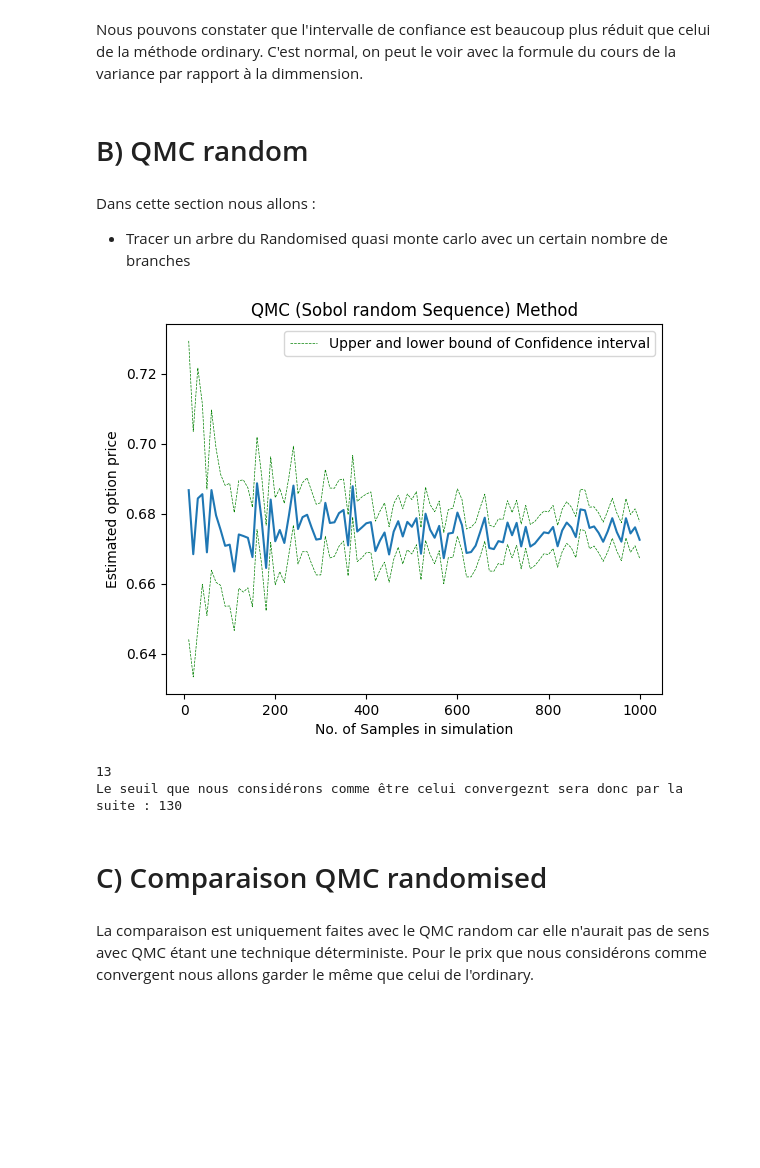
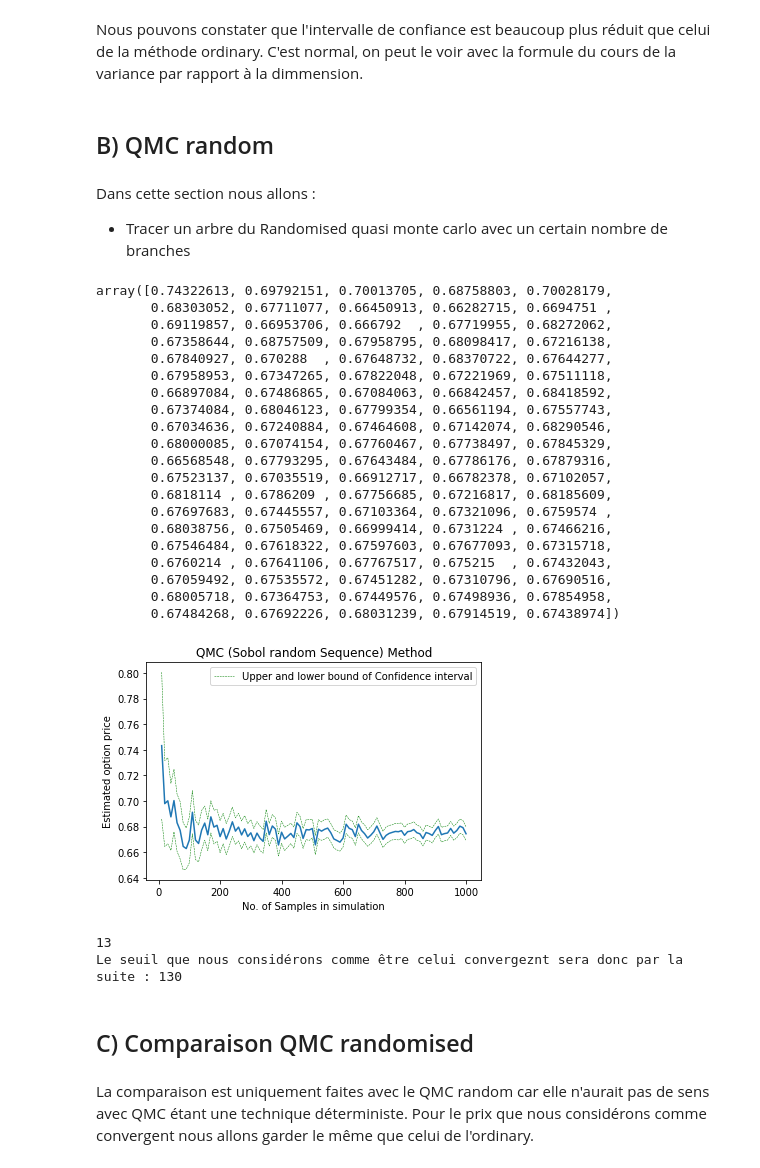
Before and after one commit to Thomasaujoux/Monte_Carlo_Option_Pricing, a Jupyter notebook: main.ipynb, the cells around one changed output. Cells and saved outputs as stored; diff of their text form; code cells hidden in the pictures; blank space fills up the shorter version.

```diff
--- a/main.ipynb
+++ b/main.ipynb
@@ -283,25 +303,48 @@ Le seuil que nous considérons comme être celui convergeznt sera donc par la su
 # %% [markdown]
 Nous pouvons constater que l'intervalle de confiance est beaucoup plus réduit que celui de la méthode ordinary. C'est normal, on peut le voir avec la formule du cours de la variance par rapport à la dimmension.
 # %% [markdown]
-# B) QMC random
+## B) QMC random
 # %% [markdown]
 Dans cette section nous allons :
 - Tracer un arbre du Randomised quasi monte carlo avec un certain nombre de branches
 # %%
-sobol_price_esitmates_random, sobol_CIs_random = calcul.sim_iterator(max_sample, k, S_0, T, r, sigma, K, alpha, b, method='QMC_random')
+sobol_price_estimates_random, sobol_CIs_random = calcul.sim_iterator(max_sample, k, S_0, T, r, sigma, K, alpha, b, method='QMC_random')
+# %%
+sobol_price_estimates_random
+# %% [output]
+array([0.74322613, 0.69792151, 0.70013705, 0.68758803, 0.70028179,
+       0.68303052, 0.67711077, 0.66450913, 0.66282715, 0.6694751 ,
+       0.69119857, 0.66953706, 0.666792  , 0.67719955, 0.68272062,
+       0.67358644, 0.68757509, 0.67958795, 0.68098417, 0.67216138,
+       0.67840927, 0.670288  , 0.67648732, 0.68370722, 0.67644277,
+       0.67958953, 0.67347265, 0.67822048, 0.67221969, 0.67511118,
+       0.66897084, 0.67486865, 0.67084063, 0.66842457, 0.68418592,
+       0.67374084, 0.68046123, 0.67799354, 0.66561194, 0.67557743,
+       0.67034636, 0.67240884, 0.67464608, 0.67142074, 0.68290546,
+       0.68000085, 0.67074154, 0.67760467, 0.67738497, 0.67845329,
+       0.66568548, 0.67793295, 0.67643484, 0.67786176, 0.67879316,
+       0.67523137, 0.67035519, 0.66912717, 0.66782378, 0.67102057,
+       0.6818114 , 0.6786209 , 0.67756685, 0.67216817, 0.68185609,
+       0.67697683, 0.67445557, 0.67103364, 0.67321096, 0.6759574 ,
+       0.68038756, 0.67505469, 0.66999414, 0.6731224 , 0.67466216,
+       0.67546484, 0.67618322, 0.67597603, 0.67677093, 0.67315718,
+       0.6760214 , 0.67641106, 0.67767517, 0.675215  , 0.67432043,
+       0.67059492, 0.67535572, 0.67451282, 0.67310796, 0.67690516,
+       0.68005718, 0.67364753, 0.67449576, 0.67498936, 0.67854958,
+       0.67484268, 0.67692226, 0.68031239, 0.67914519, 0.67438974])
 # %%
 #Ploting quasi-Monte Carlo method using Sobol sequence
 x_axis1 = range(10, max_sample + 1, 10)
-plt.plot(x_axis1, sobol_price_esitmates_random)
+plt.plot(x_axis1, sobol_price_estimates_random)
 plt.plot(x_axis1, sobol_CIs_random[1:, 0], 'g--', lw=0.5, label='Upper and lower bound of Confidence interval')
 plt.plot(x_axis1, sobol_CIs_random[1:, 1], 'g--', lw=0.5)
 plt.xlabel("No. of Samples in simulation")
 plt.ylabel("Estimated option price")
 plt.title("QMC (Sobol random Sequence) Method")
 plt.legend()
 plt.show()
 # %% [output]
-[figure, old version]
+[figure, new version]
 # %%
 sobol_randomised_threshold = comparaison.threshold_finder(sobol_CIs_random, tol)
 if isinstance(sobol_randomised_threshold, int) ==True :
@@ -313,7 +356,7 @@ else :
 13
 Le seuil que nous considérons comme être celui convergeznt sera donc par la suite : 130
 # %% [markdown]
-# C) Comparaison QMC randomised
+## C) Comparaison QMC randomised
 # %% [markdown]
 La comparaison est uniquement faites avec le QMC random car elle n'aurait pas de sens avec QMC étant une technique déterministe. Pour le prix que nous considérons comme convergent nous allons garder le même que celui de l'ordinary.
 # %%
```
Also changed, not shown: parts of 54 cells of this notebook, 4 other files.
